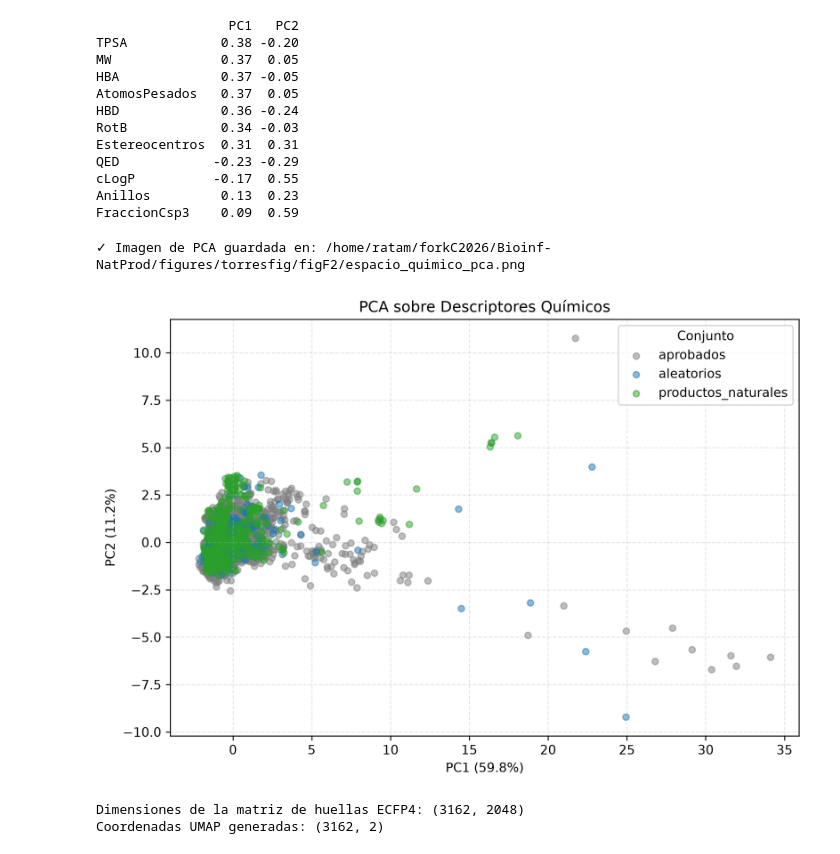
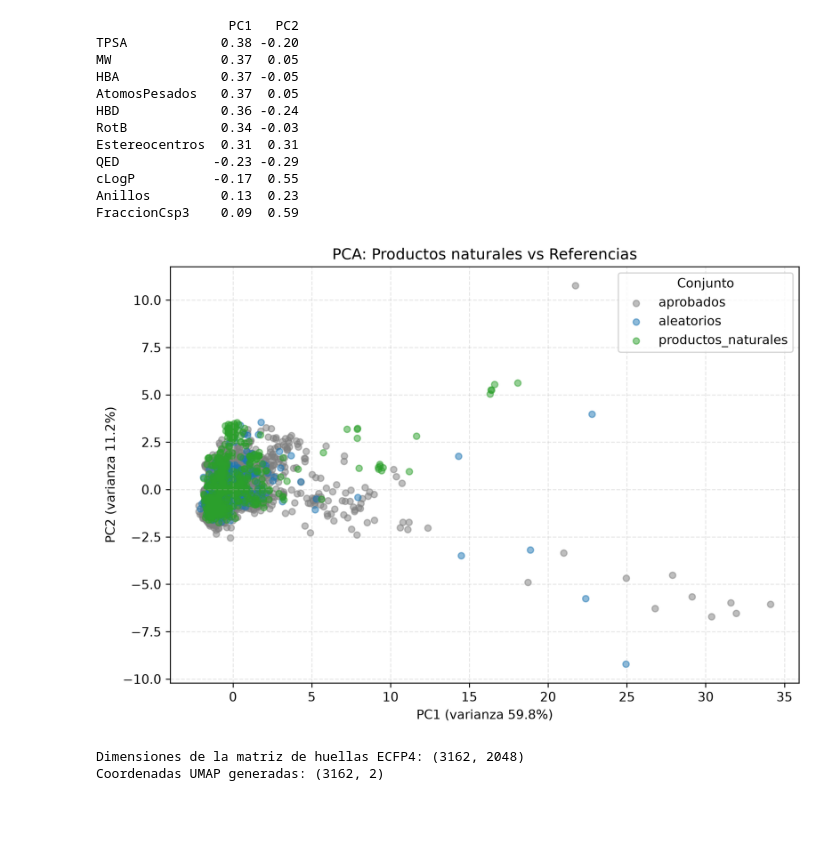
Before and after one commit to LAMB3IS-UATx/Bioinf-NatProd, a Jupyter notebook: notebooks/torres/fase2/fase2.ipynb, the cells around one changed output. Saved outputs shown, nothing was run; the diff lists cells and outputs as text; code cells hidden in the pictures; blank space fills up the shorter version.

```diff
--- a/notebooks/torres/fase2/fase2.ipynb
+++ b/notebooks/torres/fase2/fase2.ipynb
@@ -305,38 +305,37 @@ import pandas as pd
 # Crear directorio figures/ si no existe
 os.makedirs("figures", exist_ok=True)
 
 df_pca = pd.DataFrame({
     'PC1': coords[:, 0],
     'PC2': coords[:, 1],
     'conjunto': etiquetas
 })
 
 plt.figure(figsize=(9, 6), dpi=300)
 
 # Orden de dibujo: conjunto más grande primero (al fondo) para evitar solapamiento
 orden_dibujo = ['aprobados', 'aleatorios', 'productos_naturales']
 colores = {'aprobados': '#7f7f7f', 'aleatorios': '#1f77b4', 'productos_naturales': '#2ca02c'}
 
 for grupo in orden_dibujo:
     sub = df_pca[df_pca['conjunto'] == grupo]
     plt.scatter(sub['PC1'], sub['PC2'], label=grupo, alpha=0.5, s=25, color=colores[grupo])
 
 # Varianza explicada explícita en los ejes
-plt.xlabel(f"PC1 ({var[0]:.1f}%)")
-plt.ylabel(f"PC2 ({var[1]:.1f}%)")
-plt.title("PCA sobre Descriptores Químicos")
+plt.xlabel(f"PC1 (varianza {var[0]:.1f}%)")
+plt.ylabel(f"PC2 (varianza {var[1]:.1f}%)")
+plt.title("PCA: Productos naturales vs Referencias")
 plt.legend(title="Conjunto")
 plt.grid(True, linestyle='--', alpha=0.3)
 
 # Guardar figura requerida en disco
 ruta_pca = "/home/ratam/forkC2026/Bioinf-NatProd/figures/torresfig/figF2/espacio_quimico_pca.png"
 plt.savefig(ruta_pca, dpi=300, bbox_inches='tight')
 print(f"✓ Imagen de PCA guardada en: {ruta_pca}")
 
 plt.show()
 # %% [output]
-✓ Imagen de PCA guardada en: /home/ratam/forkC2026/Bioinf-NatProd/figures/torresfig/figF2/espacio_quimico_pca.png
-[figure, old version]
+[figure, new version]
 # %%
 import numpy as np
 import umap
```
